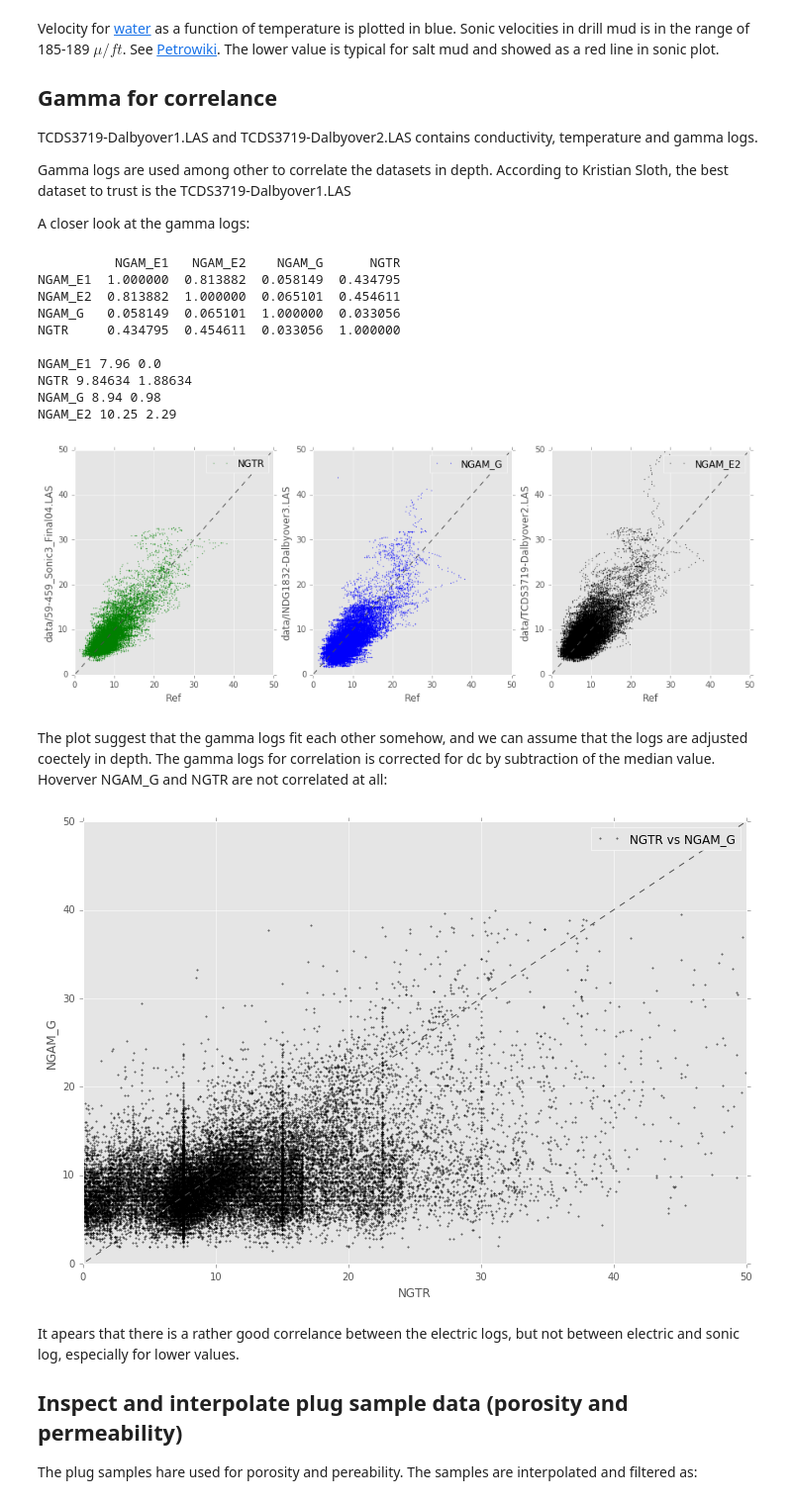
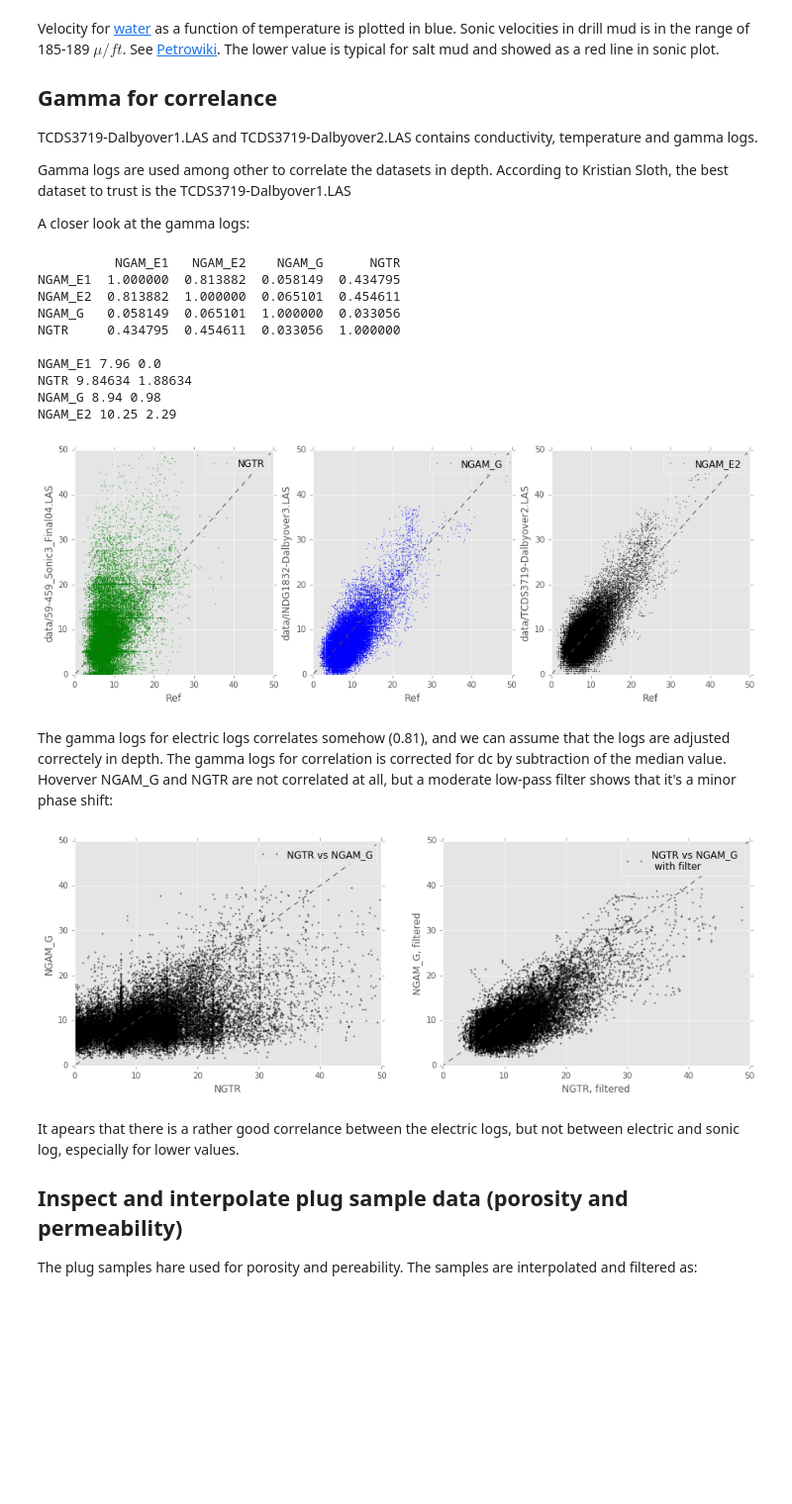
Before and after one commit to TobbeTripitaka/Dalbyover, a Jupyter notebook: Dalbyover sonic log.ipynb, the cells around one changed output. Shown at 99% size. Cells and saved outputs as stored; diff of their text form; code cells hidden in the pictures; blank space fills up the shorter version.

```diff
--- a/Dalbyover sonic log.ipynb
+++ b/Dalbyover sonic log.ipynb
@@ -193,7 +193,7 @@ def casing_plot():
     '''
     return plt.axhspan(0,casing, facecolor='k', alpha=0.17)
 
-def smooth_filter(raw,kernel=60,med_kernel=5):
+def smooth_filter(raw,kernel=60,med_kernel=3):
     '''
     Apply mean filter, set window size. Median filter removes spikes and outlayers
     '''
@@ -304,9 +304,9 @@ for i in ['NGAM_E1','NGTR','NGAM_G','NGAM_E2']:
 
 # Plot correlation
 fig = plt.figure(figsize=(15,5))
-corr_plot(smooth_filter(data['NGTR']),'g.','NGTR',in_sonic,131)
-corr_plot(smooth_filter(data['NGAM_G']),'b.','NGAM_G',in_gamma,132)
-corr_plot(smooth_filter(data['NGAM_E2']),'k.','NGAM_E2',in_electric[1],133)
+corr_plot(data['NGTR'],'g.','NGTR',in_sonic,131)
+corr_plot(data['NGAM_G'],'b.','NGAM_G',in_gamma,132)
+corr_plot(data['NGAM_E2'],'k.','NGAM_E2',in_electric[1],133)
 
 plt.show()
 # %% [output]
@@ -320,21 +320,33 @@ NGAM_E1 7.96 0.0
 NGTR 9.84634 1.88634
 NGAM_G 8.94 0.98
 NGAM_E2 10.25 2.29
-[figure, old version]
+[figure, new version]
 # %% [markdown]
-The plot suggest that the gamma logs fit each other somehow, and we can assume that the logs are adjusted coectely in depth. The gamma logs for correlation is corrected for dc by subtraction of the median value. Hoverver NGAM_G and NGTR are not correlated at all:
+The gamma logs for electric logs correlates somehow (0.81), and we can assume that the logs are adjusted correctely in depth. The gamma logs for correlation is corrected for dc by subtraction of the median value. Hoverver NGAM_G and NGTR are not correlated at all, but a moderate low-pass filter shows that it's a minor phase shift:
 # %%
+fig = plt.figure(figsize=(15,5))
+
+ax0 = plt.subplot(121)
 plt.plot(data['NGTR'],data['NGAM_G'], '.k', label = 'NGTR vs NGAM_G', alpha = 0.5, markersize=3,markevery=1)
 plt.legend()
 plt.xlabel('NGTR', fontsize = 12)
 plt.ylabel('NGAM_G', fontsize = 12)
 plt.plot([-75, 75], [-75, 75], ls="--", c=".3")
 plt.xlim(0, 50)
 plt.ylim(0, 50)
 
+ax1 = plt.subplot(122)
+plt.plot(smooth_filter(data['NGTR'],7),smooth_filter(data['NGAM_G'],7), '.k', label = 'NGTR vs NGAM_G \n with filter', alpha = 0.5, markersize=3,markevery=1)
+plt.legend()
+plt.xlabel('NGTR, filtered', fontsize = 12)
+plt.ylabel('NGAM_G, filtered', fontsize = 12)
+plt.plot([-75, 75], [-75, 75], ls="--", c=".3")
+plt.xlim(0, 50)
+plt.ylim(0, 50)
+
 plt.show()
 # %% [output]
-[figure, old version]
+[figure, new version]
 # %% [markdown]
 It apears that there is a rather good correlance between the electric logs, but not between electric and sonic log, especially for lower values.
 
```
Also changed, not shown: parts of 13 cells of this notebook.
